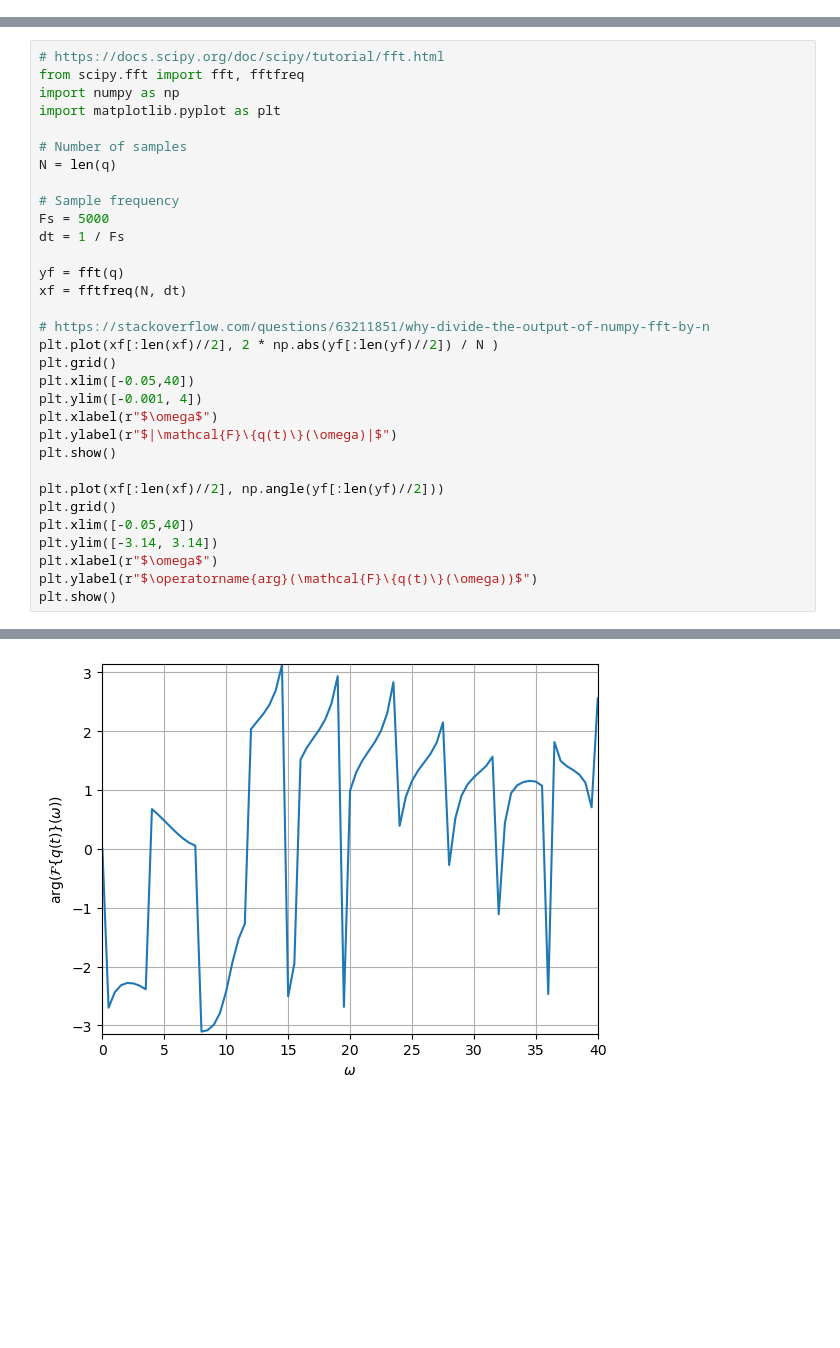
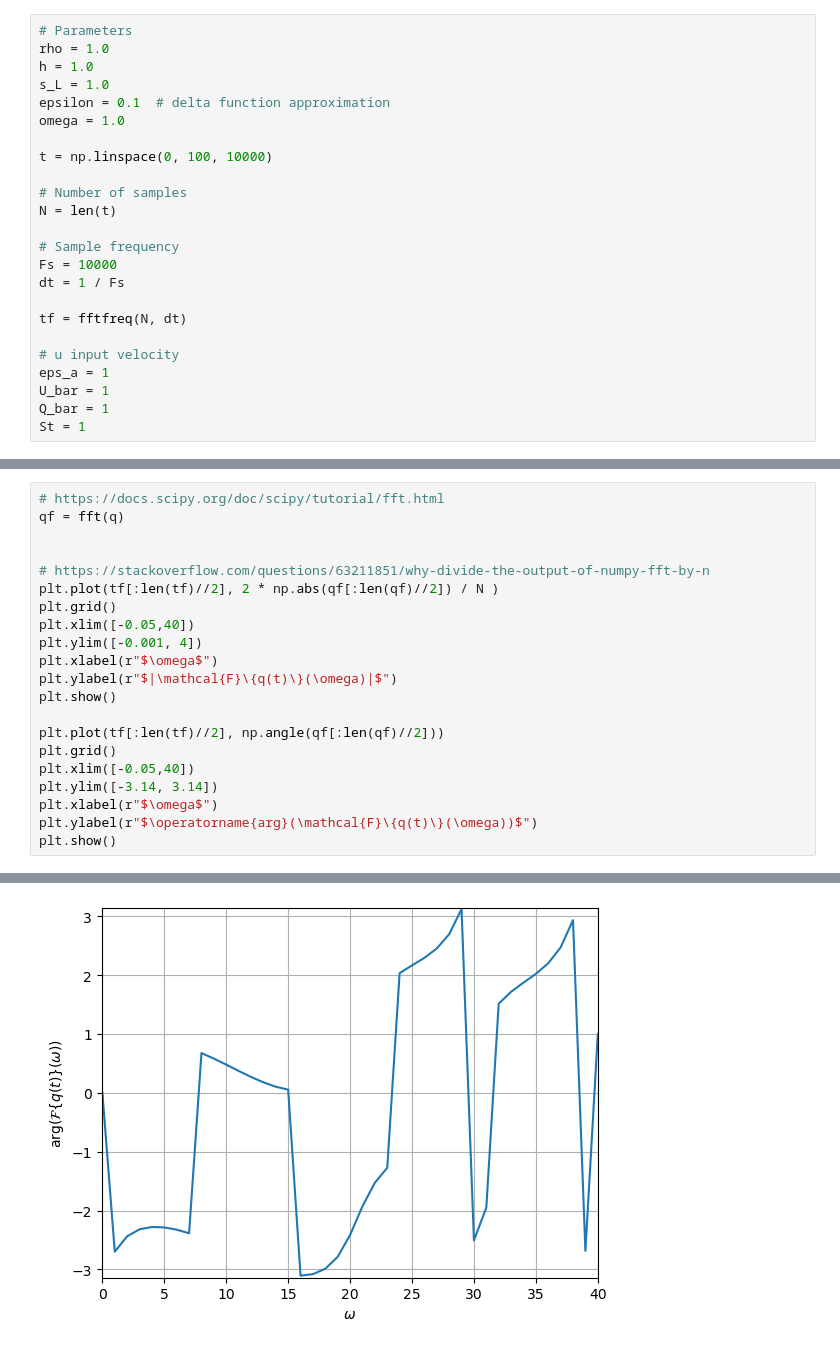
Before and after one commit to AedenLindelauf/Modelling-Week-Bosch, a Jupyter notebook: G.ipynb, the cells around one changed output, grey strips where cells are left out. Drawn from its saved outputs; the diff is of its cells as text; blank space fills up the shorter version.

```diff
--- a/G.ipynb
+++ b/G.ipynb
@@ -17 +24,25 @@ def G(x, y, t, omega):
+# %%
+# Parameters
+rho = 1.0
+h = 1.0
+s_L = 1.0
+epsilon = 0.1  # delta function approximation
+omega = 1.0
+
+t = np.linspace(0, 100, 10000)
+
+# Number of samples
+N = len(t)
+
+# Sample frequency
+Fs = 10000
+dt = 1 / Fs
+
+tf = fftfreq(N, dt)
+
+# u input velocity
+eps_a = 1
+U_bar = 1
+Q_bar = 1
+St = 1
 # %%
@@ -57,22 +72,11 @@ plt.show()
 [figure]
 # %%
 # https://docs.scipy.org/doc/scipy/tutorial/fft.html
-from scipy.fft import fft, fftfreq
-import numpy as np
-import matplotlib.pyplot as plt
+qf = fft(q)
 
-# Number of samples
-N = len(q)
-
-# Sample frequency
-Fs = 5000
-dt = 1 / Fs
-
-yf = fft(q)
-xf = fftfreq(N, dt)
 
 # https://stackoverflow.com/questions/63211851/why-divide-the-output-of-numpy-fft-by-n
-plt.plot(xf[:len(xf)//2], 2 * np.abs(yf[:len(yf)//2]) / N )
+plt.plot(tf[:len(tf)//2], 2 * np.abs(qf[:len(qf)//2]) / N )
 plt.grid()
 plt.xlim([-0.05,40])
 plt.ylim([-0.001, 4])
@@ -80,7 +84,7 @@ plt.xlabel(r"$\omega$")
 plt.ylabel(r"$|\mathcal{F}\{q(t)\}(\omega)|$")
 plt.show()
 
-plt.plot(xf[:len(xf)//2], np.angle(yf[:len(yf)//2]))
+plt.plot(tf[:len(tf)//2], np.angle(qf[:len(qf)//2]))
 plt.grid()
 plt.xlim([-0.05,40])
 plt.ylim([-3.14, 3.14])
@@ -92 +96 @@ plt.show()
-[figure, old version]
+[figure, new version]
```
Also changed, not shown: parts of 8 cells of this notebook.
